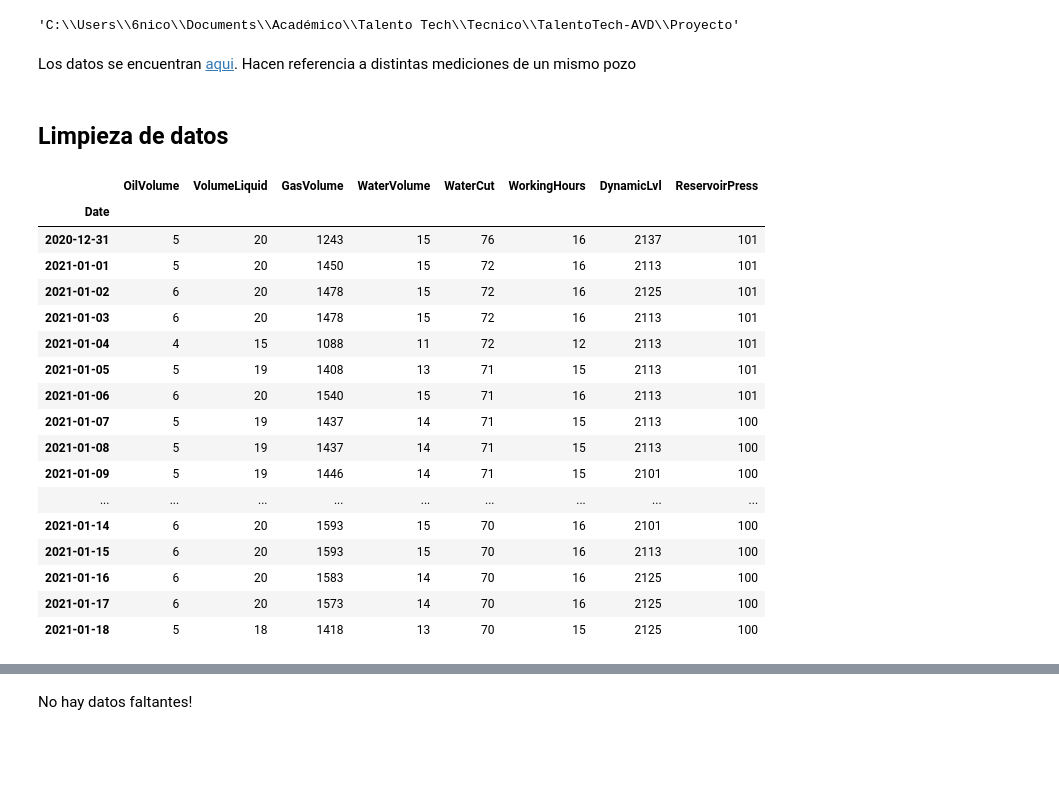
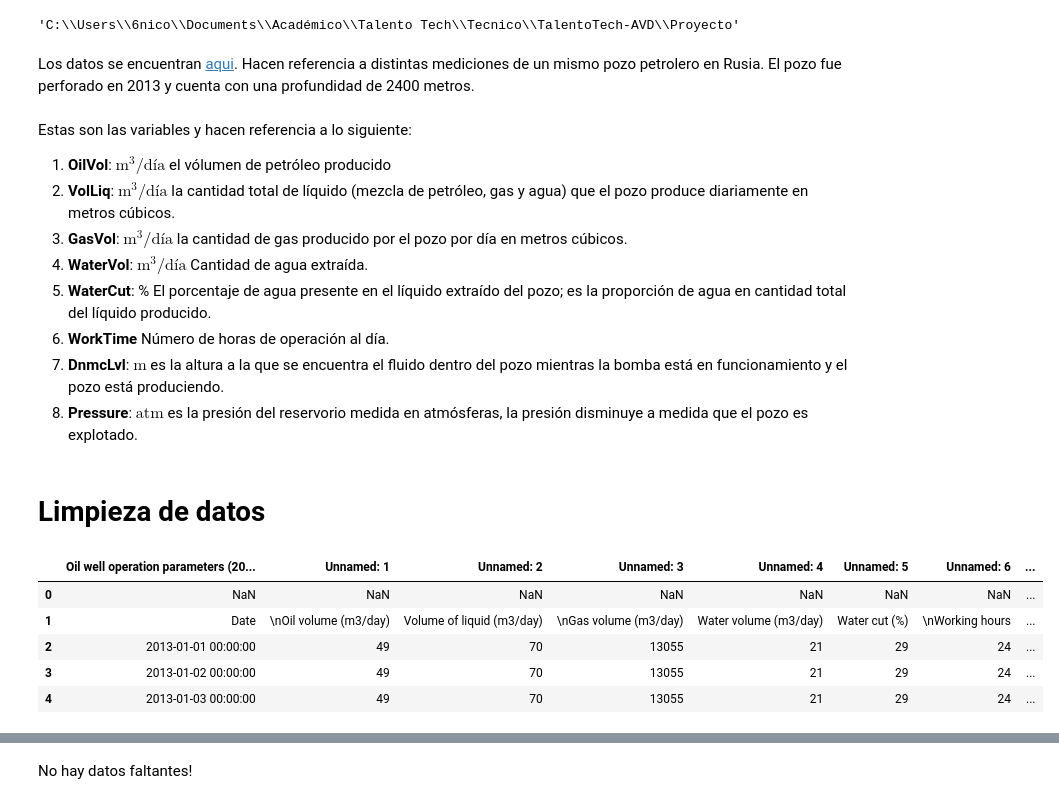
Before and after one commit to NicolasQuenguan/TalentoTech-AVD, a Jupyter notebook: Proyecto/Proy_Pozo.ipynb, the cells around one changed output, grey strips where cells are left out. Drawn from its saved outputs; the diff is of its cells as text; code cells hidden in the pictures; blank space fills up the shorter version.

```diff
--- a/Proyecto/Proy_Pozo.ipynb
+++ b/Proyecto/Proy_Pozo.ipynb
@@ -14,30 +20,28 @@ os.getcwd()
 # %% [output]
 'C:\\Users\\6nico\\Documents\\Académico\\Talento Tech\\Tecnico\\TalentoTech-AVD\\Proyecto'
 # %% [markdown]
-Los datos se encuentran [aqui](https://www.kaggle.com/datasets/ruslanzalevskikh/oil-well). Hacen referencia a distintas mediciones de un mismo pozo
+Los datos se encuentran [aqui](https://www.kaggle.com/datasets/ruslanzalevskikh/oil-well). Hacen referencia a distintas mediciones de un mismo pozo petrolero en Rusia. El pozo fue perforado en 2013 y cuenta con una profundidad de 2400 metros.
+# %% [markdown]
+Estas son las variables y hacen referencia a lo siguiente:
+1. **OilVol**: $\text{m}^3 / \text{día}$ el vólumen de petróleo producido
+2. **VolLiq**: $\text{m}^3 / \text{día}$ la cantidad total de líquido (mezcla de petróleo, gas y agua) que el pozo produce diariamente en metros cúbicos.
+3. **GasVol**: $\text{m}^3 / \text{día}$ la cantidad de gas producido por el pozo por día en metros cúbicos.
+4. **WaterVol**: $\text{m}^3 / \text{día}$ Cantidad de agua extraída.
+5. **WaterCut**: % El porcentaje de agua presente en el líquido extraído del pozo; es la proporción de agua en  cantidad total del líquido producido.
+6. **WorkTime** Número de horas de operación al día.
+7. **DnmcLvl**: $\text{m}$ es la altura a la que se encuentra el fluido dentro del pozo mientras la bomba está en funcionamiento y el pozo está produciendo.
+8. **Pressure**: $\text{atm}$ es la presión del reservorio medida en atmósferas, la presión disminuye a medida que el pozo es explotado.
 # %% [markdown]
-## Limpieza de datos
+# Limpieza de datos
 # %%
 datos = pd.read_excel("Oil well.xlsx" )
 # %%
-datos.tail(19)
+datos.head()
 # %% [output]
-|  | OilVolume | VolumeLiquid | GasVolume | WaterVolume | WaterCut | WorkingHours | DynamicLvl | ReservoirPress |
-| Date |  |  |  |  |  |  |  |  |
-| 2020-12-31 | 5 | 20 | 1243 | 15 | 76 | 16 | 2137 | 101 |
-| 2021-01-01 | 5 | 20 | 1450 | 15 | 72 | 16 | 2113 | 101 |
-| 2021-01-02 | 6 | 20 | 1478 | 15 | 72 | 16 | 2125 | 101 |
-| 2021-01-03 | 6 | 20 | 1478 | 15 | 72 | 16 | 2113 | 101 |
-| 2021-01-04 | 4 | 15 | 1088 | 11 | 72 | 12 | 2113 | 101 |
-| 2021-01-05 | 5 | 19 | 1408 | 13 | 71 | 15 | 2113 | 101 |
-| 2021-01-06 | 6 | 20 | 1540 | 15 | 71 | 16 | 2113 | 101 |
-| 2021-01-07 | 5 | 19 | 1437 | 14 | 71 | 15 | 2113 | 100 |
-| 2021-01-08 | 5 | 19 | 1437 | 14 | 71 | 15 | 2113 | 100 |
-| 2021-01-09 | 5 | 19 | 1446 | 14 | 71 | 15 | 2101 | 100 |
-| ... | ... | ... | ... | ... | ... | ... | ... | ... |
-| 2021-01-14 | 6 | 20 | 1593 | 15 | 70 | 16 | 2101 | 100 |
-| 2021-01-15 | 6 | 20 | 1593 | 15 | 70 | 16 | 2113 | 100 |
-| 2021-01-16 | 6 | 20 | 1583 | 14 | 70 | 16 | 2125 | 100 |
-| 2021-01-17 | 6 | 20 | 1573 | 14 | 70 | 16 | 2125 | 100 |
-| 2021-01-18 | 5 | 18 | 1418 | 13 | 70 | 15 | 2125 | 100 |
+|  | Oil well operation parameters (20... | Unnamed: 1 | Unnamed: 2 | Unnamed: 3 | Unnamed: 4 | Unnamed: 5 | Unnamed: 6 | ... |
+| 0 | NaN | NaN | NaN | NaN | NaN | NaN | NaN | ... |
+| 1 | Date | \nOil volume (m3/day) | Volume of liquid (m3/day) | \nGas volume (m3/day) | Water volume (m3/day) | Water cut (%) | \nWorking hours | ... |
+| 2 | 2013-01-01 00:00:00 | 49 | 70 | 13055 | 21 | 29 | 24 | ... |
+| 3 | 2013-01-02 00:00:00 | 49 | 70 | 13055 | 21 | 29 | 24 | ... |
+| 4 | 2013-01-03 00:00:00 | 49 | 70 | 13055 | 21 | 29 | 24 | ... |
 # %%
```
Also changed, not shown: parts of 22 cells of this notebook.
